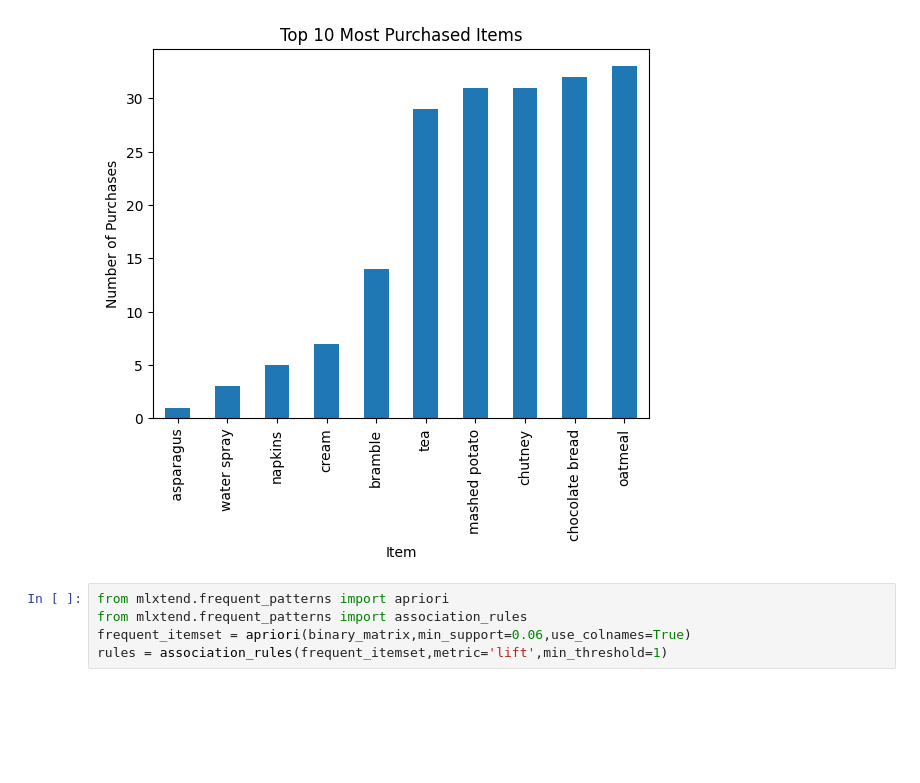
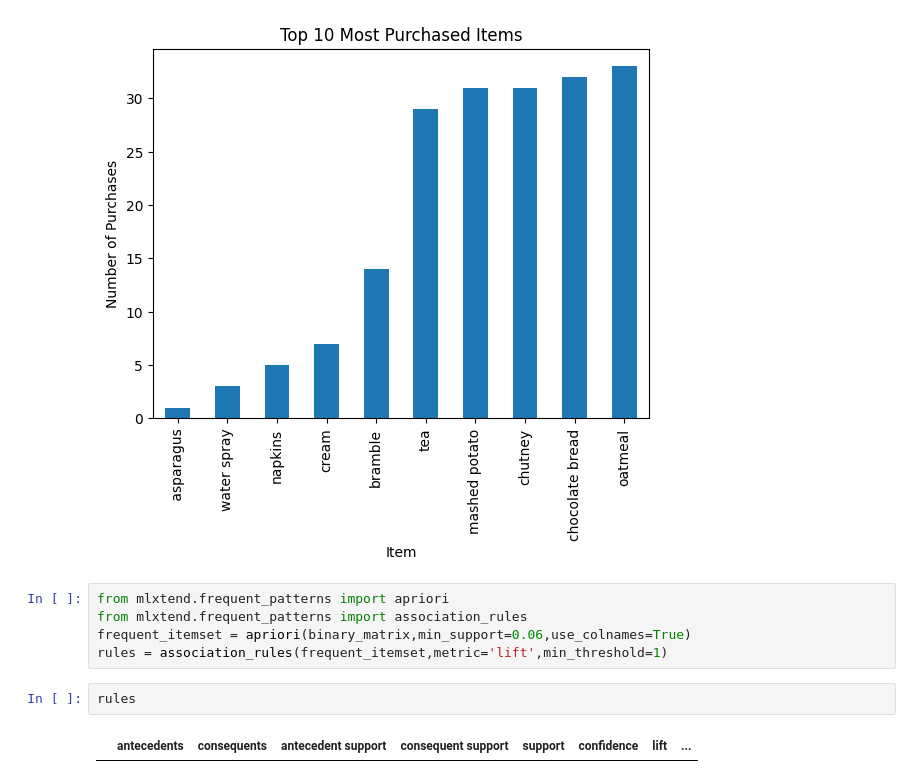
Before and after one commit to szm5417/szm5417, a Jupyter notebook: 2348551_Lab3.ipynb, the cells around one changed output. Cells and saved outputs as stored; diff of their text form; blank space fills up the shorter version.

```diff
--- a/2348551_Lab3.ipynb
+++ b/2348551_Lab3.ipynb
@@ -197,3 +197,7 @@ from mlxtend.frequent_patterns import apriori
 from mlxtend.frequent_patterns import association_rules
 frequent_itemset = apriori(binary_matrix,min_support=0.06,use_colnames=True)
 rules = association_rules(frequent_itemset,metric='lift',min_threshold=1)
+# %%
+rules
+# %% [output]
+|  | antecedents | consequents | antecedent support | consequent support | support | confidence | lift | ... |
```
Also changed, not shown: parts of 1 cell of this notebook.
